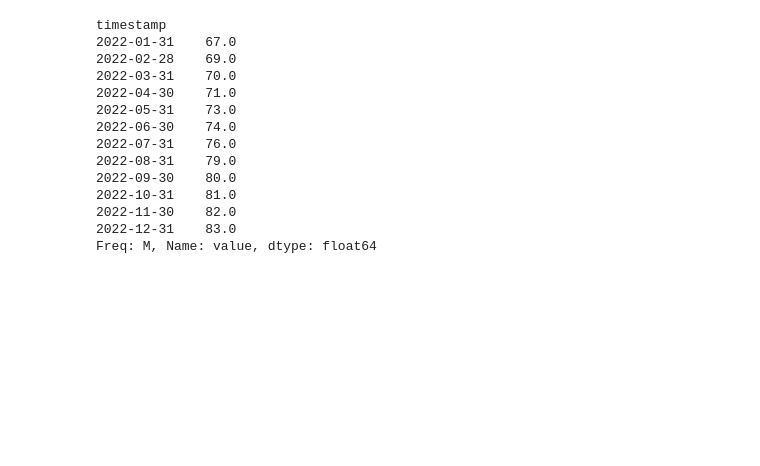
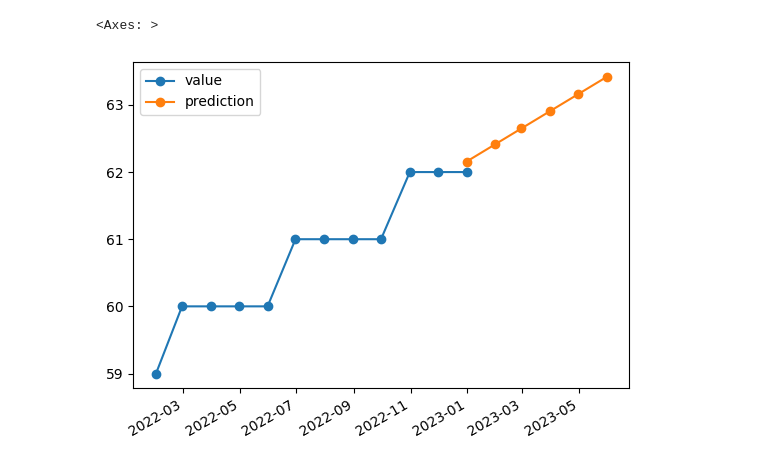
Before and after one commit to mattheusv/unicamp-analise-dados, a Jupyter notebook: Untitled.ipynb, the cells around one changed output. Cells and saved outputs as stored; diff of their text form; code cells hidden in the pictures; blank space fills up the shorter version.

```diff
--- a/Untitled.ipynb
+++ b/Untitled.ipynb
@@ -59,19 +42,0 @@ cpu_avg.plot(marker='o', color=colors)
-# %%
-df = cpu_avg.copy()
-
-df
-# %% [output]
-timestamp
-2022-01-31    67.0
-2022-02-28    69.0
-2022-03-31    70.0
-2022-04-30    71.0
-2022-05-31    73.0
-2022-06-30    74.0
-2022-07-31    76.0
-2022-08-31    79.0
-2022-09-30    80.0
-2022-10-31    81.0
-2022-11-30    82.0
-2022-12-31    83.0
-Freq: M, Name: value, dtype: float64
@@ -80,3 +43,44 @@ from sklearn import linear_model
+# %%
+import pandas
+from sklearn.linear_model import LinearRegression
+df = pandas.read_csv('cpu.csv')
+
+df['timestamp'] = pandas.to_datetime(df['timestamp'])
+#df['value'] = df['value'].astype(float)
+
+df.set_index('timestamp', inplace=True)
+df = df.resample('M').median()
+
+df2 = df.copy()
+df2['timestamp'] = df2.index.view('int64')
+df2.set_index('timestamp', inplace=True)
+
+
+X = df2.index.values.reshape(-1, 1)
+y = df2['value'].values
+
+
+model = LinearRegression()
+model.fit(X, y)
+
+# Generate timestamps for the next 3 months
+last_date = df2.index[-1]
+next_3_months_num = pandas.date_range(start=last_date, periods=6, freq='M').view('int64')
+predictions = model.predict(next_3_months_num.reshape(-1, 1))
+
+next_3_months = pandas.to_datetime(next_3_months_num)
+
+forecast_df = pandas.DataFrame({'date': next_3_months, 'prediction': predictions})
+
+forecast_df.set_index('date', inplace=True)
+
+combined_df = pandas.concat([df, forecast_df])
+combined_df
+
+combined_df.plot(marker='o')
+# %% [output]
+<Axes: >
+[figure, added]
 # %%
 x=cpu_avg.index
 y=cpu_avg['value'].values.reshape(-1, 1)
```
Also changed, not shown: parts of 8 cells of this notebook, 2 other files.
